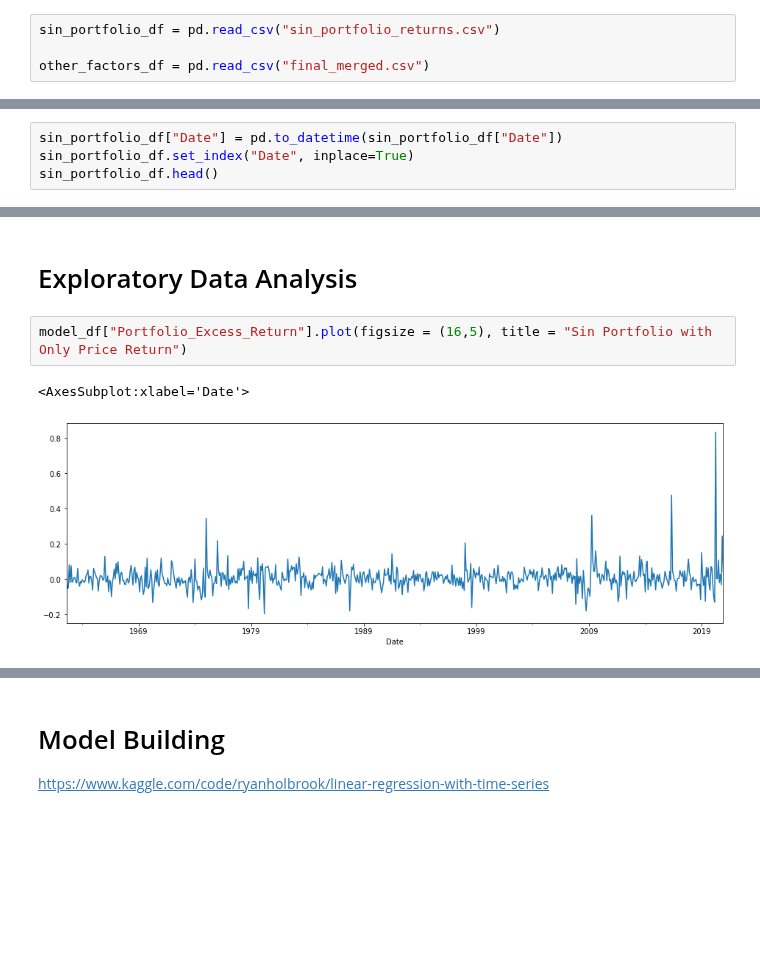
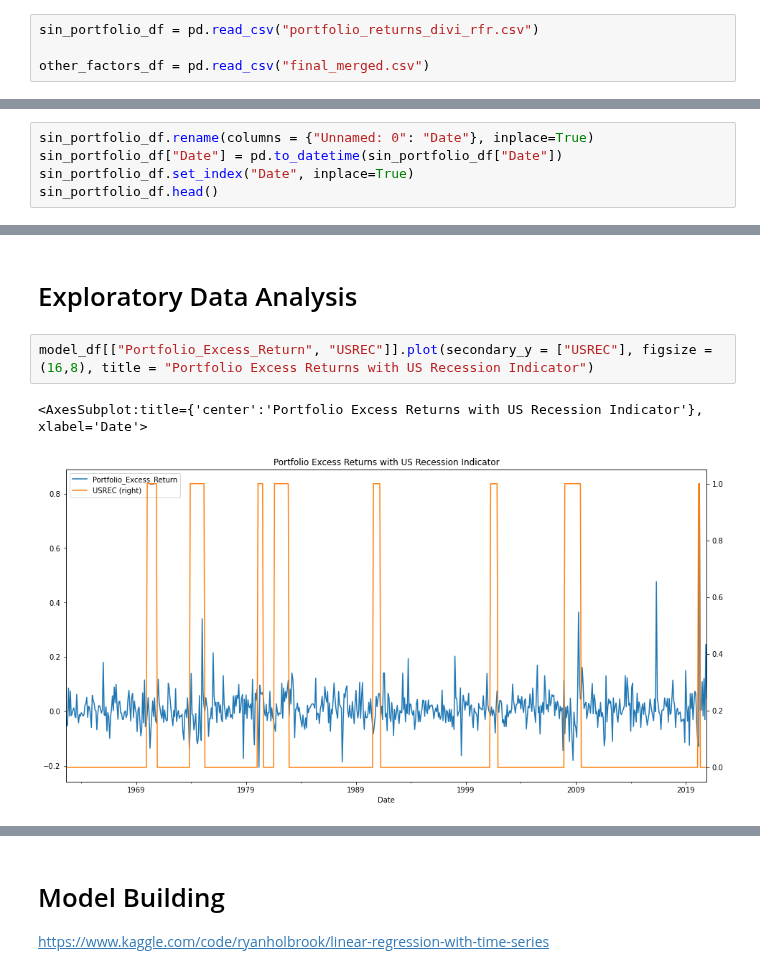
Before and after one commit to statistactics/sin-stocks, a Jupyter notebook: MODEL_BUILDING.ipynb, the cells around one changed output, grey strips where cells are left out. Cells and saved outputs as stored; diff of their text form; blank space fills up the shorter version.

```diff
--- a/MODEL_BUILDING.ipynb
+++ b/MODEL_BUILDING.ipynb
@@ -7,7 +7,7 @@ import plotly.graph_objects as go
 import matplotlib.pyplot as plt
 from linearmodels import PooledOLS
 # %%
-sin_portfolio_df = pd.read_csv("sin_portfolio_returns.csv")
+sin_portfolio_df = pd.read_csv("portfolio_returns_divi_rfr.csv")
 
 other_factors_df = pd.read_csv("final_merged.csv")
 # %% [markdown]
@@ -15,4 +31,5 @@ other_factors_df = pd.read_csv("final_merged.csv")
 # %%
+sin_portfolio_df.rename(columns = {"Unnamed: 0": "Date"}, inplace=True)
 sin_portfolio_df["Date"] = pd.to_datetime(sin_portfolio_df["Date"])
 sin_portfolio_df.set_index("Date", inplace=True)
 sin_portfolio_df.head()
@@ -75,7 +92,7 @@ model_df
 # %% [markdown]
 # Exploratory Data Analysis
 # %%
-model_df["Portfolio_Excess_Return"].plot(figsize = (16,5), title = "Sin Portfolio with Only Price Return")
+model_df[["Portfolio_Excess_Return", "USREC"]].plot(secondary_y = ["USREC"], figsize = (16,8), title = "Portfolio Excess Returns with US Recession Indicator")
 # %% [output]
-<AxesSubplot:xlabel='Date'>
+<AxesSubplot:title={'center':'Portfolio Excess Returns with US Recession Indicator'}, xlabel='Date'>
-[figure, old version]
+[figure, new version]
```
Also changed, not shown: parts of 21 cells of this notebook, 1 other file.
